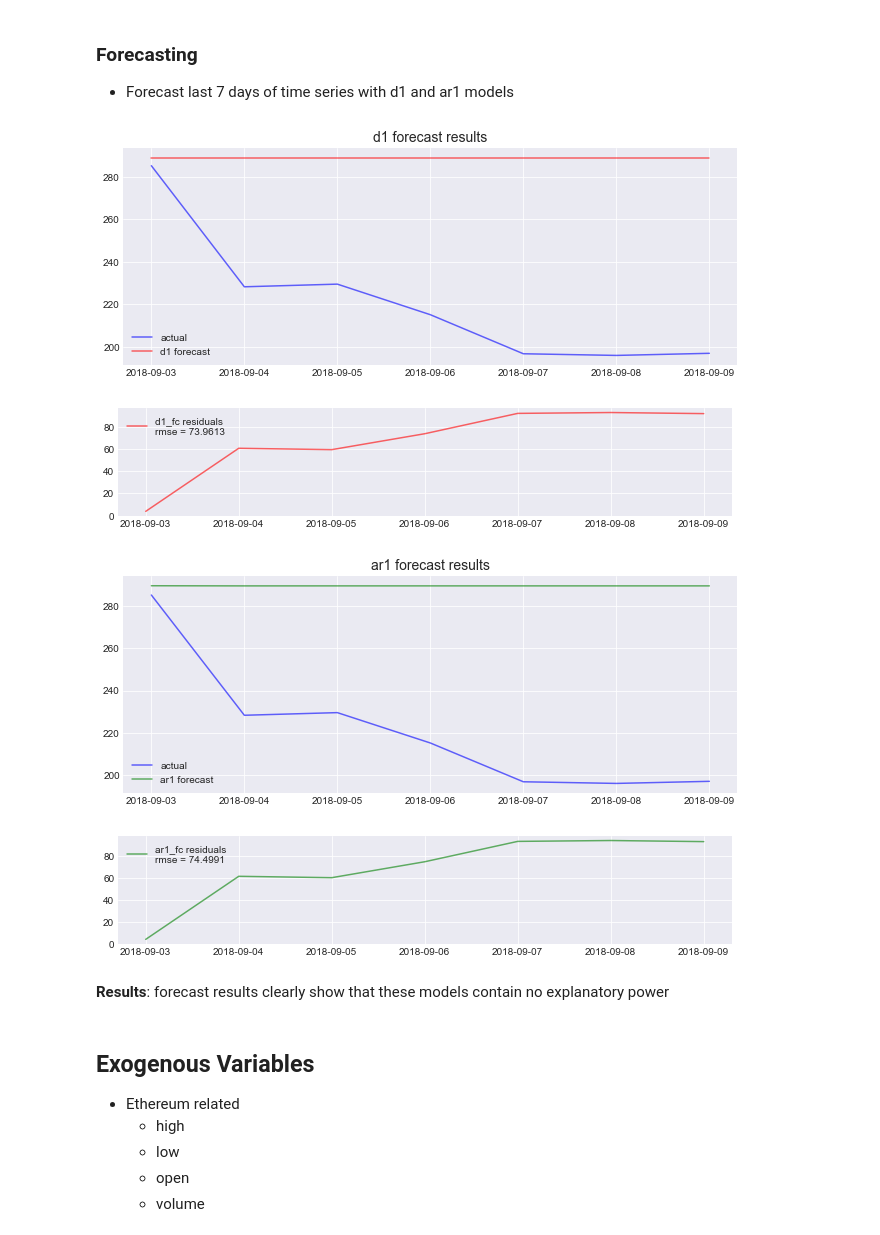
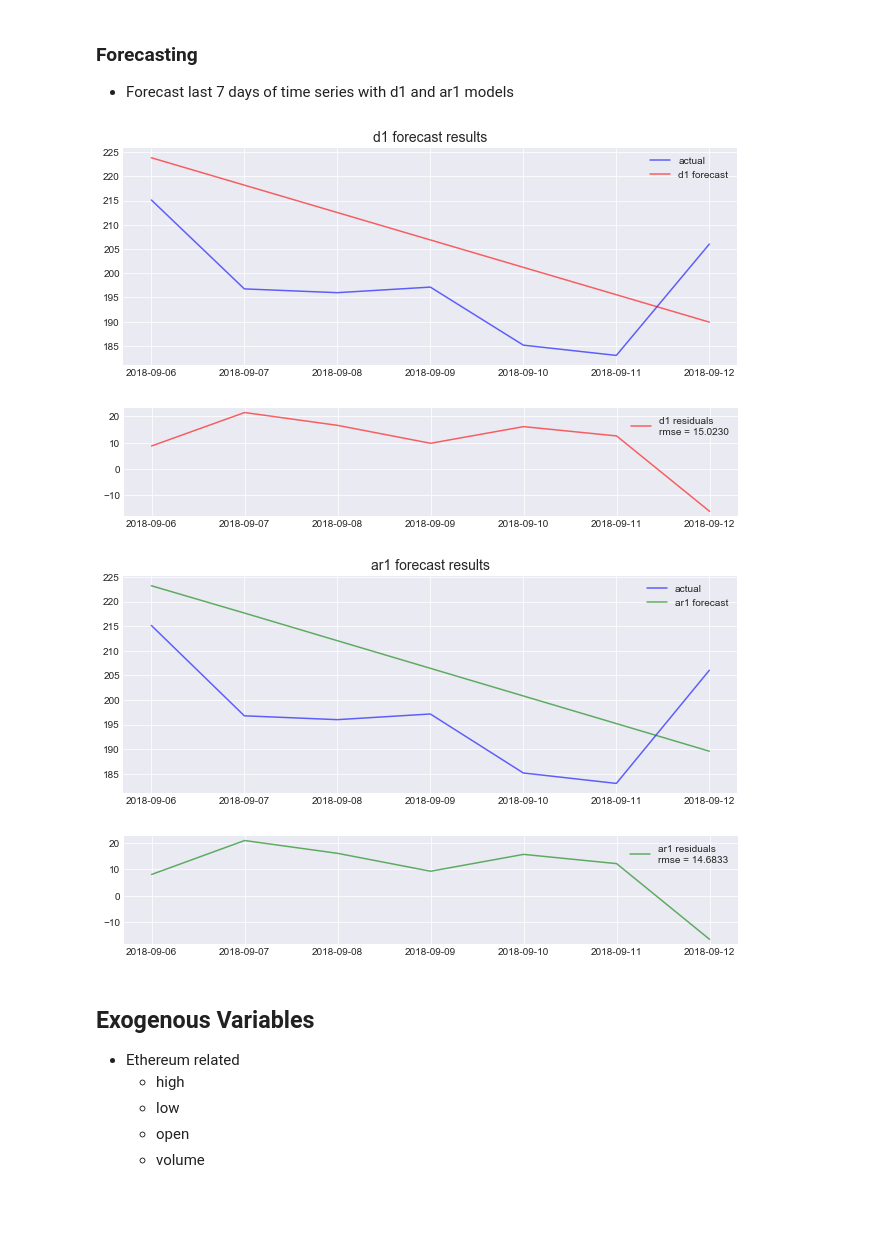
Before and after one commit to brianmcguckin/thinkful_unit_06_specializations, a Jupyter notebook: eth_ts.ipynb, the cells around one changed output. Cells and saved outputs as stored; diff of their text form; code cells hidden in the pictures; blank space fills up the shorter version.

```diff
--- a/eth_ts.ipynb
+++ b/eth_ts.ipynb
@@ -98,9 +116,10 @@ ts = ts.set_index('date')
 # %%
 import ruptures as rpt
-cpts = rpt.Pelt(model='rbf').fit_predict(ts, pen=20)
+cpts = rpt.Pelt(model='rbf').fit_predict(df, pen=20)
 
-rpt.display(ts, cpts, figsize=(9,5))
-plt.title('changepoint detection, rpt.Pelt, model=rbf, pen=20')
+rpt.display(df, cpts, figsize=(9,5))
+plt.title('changepoint detection, rpt.Pelt, model=rbf, pen=')
 plt.show()
 print(cpts)
+print('len: {}'.format(len(cpts)))
 # %% [output]
@@ -386,12 +386,17 @@ rmse_d1_fc = np.sqrt((d1_fc_resid ** 2).mean())
 # %%
-ar1 = SARIMAX(
+ar1 = ARIMA(
     endog=y_train,
     order=(1,1,0)
 ).fit()
 
-ar1_fc = ar1.forecast(steps=7)
-ar1_fc_resid = ar1_fc.values - y_test.values
-rmse_ar1_fc = np.sqrt((ar1_fc_resid ** 2).mean())
+ar1_pred = ar1.predict(
+    start=start_date,
+    end=end_date
+)
+
+ar1f = ar1.forecast(steps=7)
+ar1f_resid = ar1f[0] - y_test
+ar1f_rmse = np.sqrt((ar1f_resid ** 2).mean())
 # %%
 # plot results
 alpha=.6
@@ -400,70 +405,68 @@ alpha=.6
 plt.figure(figsize=(11,4))
 plt.title('d1 forecast results', size=14)
 plt.plot(
-    df_05.date[-7:],
+    df_05.index.values[-7:],
     y_test,
     label='actual',
     color='blue',
     alpha=alpha
 )
 plt.plot(
-    df_05.date[-7:],
-    d1_fc,
+    df_05.index.values[-7:],
+    d1f[0],
     label='d1 forecast',
     color='red',
     alpha=alpha
 )
-plt.legend(loc='lower left')
+plt.legend()
 plt.show()
 
 plt.figure(figsize=(11,2))
 plt.plot(
-    df_05.date[-7:],
-    d1_fc_resid,
-    label='d1_fc residuals\nrmse = {:.4f}'.format(rmse_d1_fc),
+    df_05.index.values[-7:],
+    d1f_resid,
+    label='d1 residuals\nrmse = {:.4f}'.format(d1f_rmse),
     color='red',
     alpha=alpha
 )
-plt.legend(loc='upper left')
+plt.legend()
 plt.show()
 
 # ar1 forecast results
 plt.figure(figsize=(11,4))
 plt.title('ar1 forecast results', size=14)
 plt.plot(
-    df_05.date[-7:],
+    df_05.index.values[-7:],
     y_test,
     label='actual',
     color='blue',
     alpha=alpha
 )
 plt.plot(
-    df_05.date[-7:],
-    ar1_fc,
+    df_05.index.values[-7:],
+    ar1f[0],
     label='ar1 forecast',
     color='green',
     alpha=alpha
 )
-plt.legend(loc='lower left')
+plt.legend()
 plt.show()
 
 plt.figure(figsize=(11,2))
 plt.plot(
-    df_05.date[-7:],
-    ar1_fc_resid,
-    label='ar1_fc residuals\nrmse = {:.4f}'.format(rmse_ar1_fc),
+    df_05.index.values[-7:],
+    ar1f_resid,
+    label='ar1 residuals\nrmse = {:.4f}'.format(ar1f_rmse),
     color='green',
     alpha=alpha
 )
-plt.legend(loc='upper left')
+plt.legend()
 plt.show()
 # %% [output]
-[figure, old version]
+[figure, new version]
-[figure, old version]
+[figure, new version]
-[figure, old version]
+[figure, new version]
-[figure, old version]
+[figure, new version]
-# %% [markdown]
-**Results**: forecast results clearly show that these models contain no explanatory power
 # %% [markdown]
 <a id='exog'></a>
 ## Exogenous Variables
```
Also changed, not shown: parts of 38 cells of this notebook, 1 other file.
